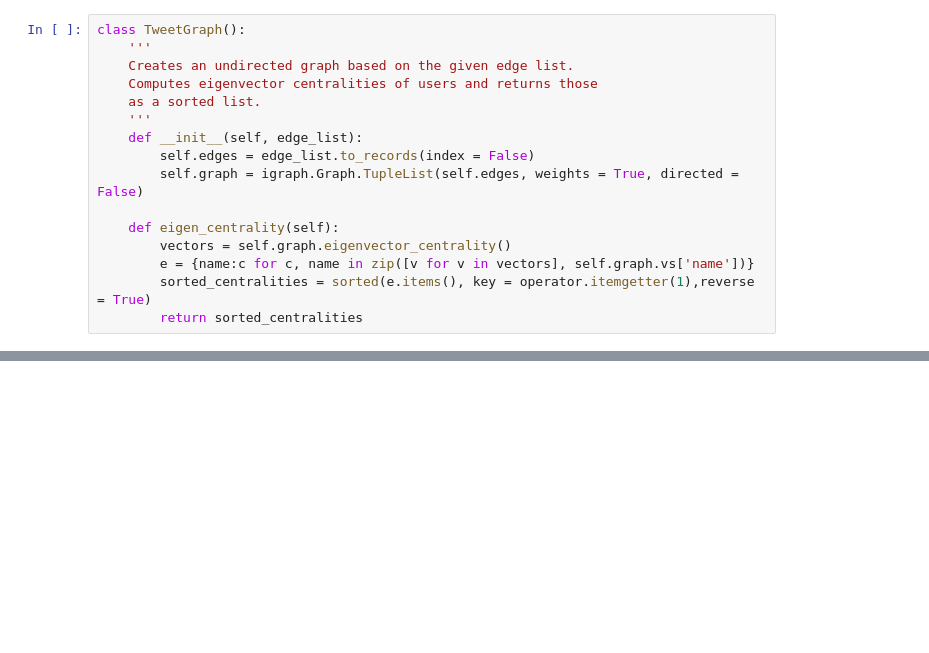
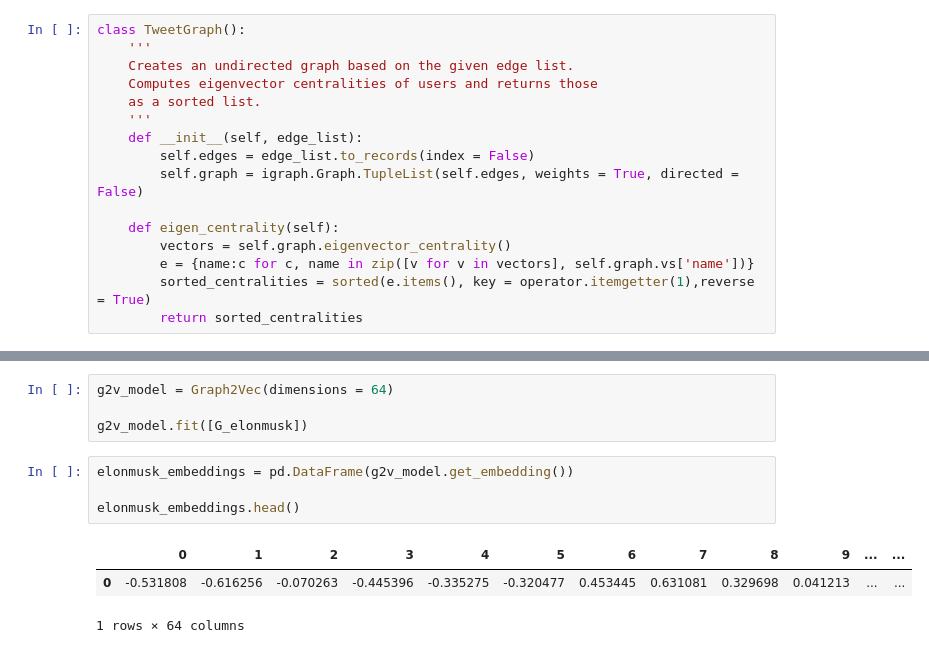
Before and after one commit to Anntey/experiments-graph-embeddings, a Jupyter notebook: twitter_embeddings.ipynb, the cells around one changed output, grey strips where cells are left out. Drawn from its saved outputs; the diff is of its cells as text; blank space fills up the shorter version.

```diff
--- a/twitter_embeddings.ipynb
+++ b/twitter_embeddings.ipynb
@@ -207,0 +230,12 @@ elonmusk_graph.eigen_centrality()[:20]
+# %%
+g2v_model = Graph2Vec(dimensions = 64)
+
+g2v_model.fit([G_elonmusk])
+# %%
+elonmusk_embeddings = pd.DataFrame(g2v_model.get_embedding())
+
+elonmusk_embeddings.head()
+# %% [output]
+|  | 0 | 1 | 2 | 3 | 4 | 5 | 6 | 7 | 8 | 9 | ... | ... |
+| 0 | -0.531808 | -0.616256 | -0.070263 | -0.445396 | -0.335275 | -0.320477 | 0.453445 | 0.631081 | 0.329698 | 0.041213 | ... | ... |
+1 rows × 64 columns
```
Also changed, not shown: parts of 11 cells of this notebook.
